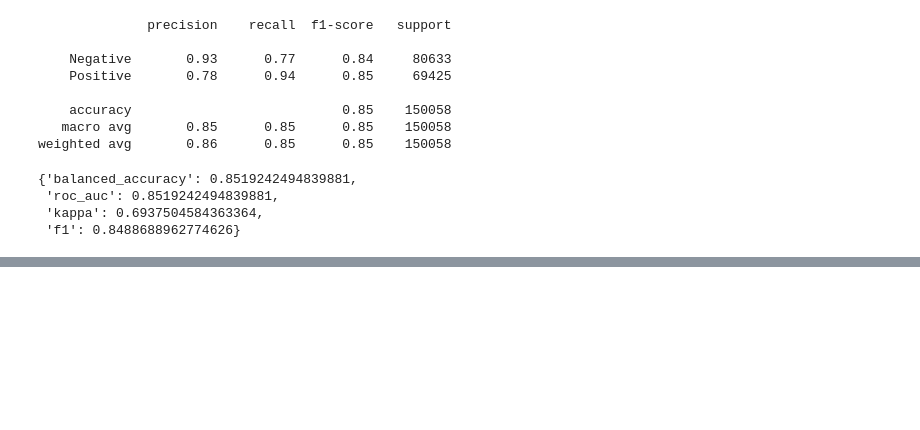
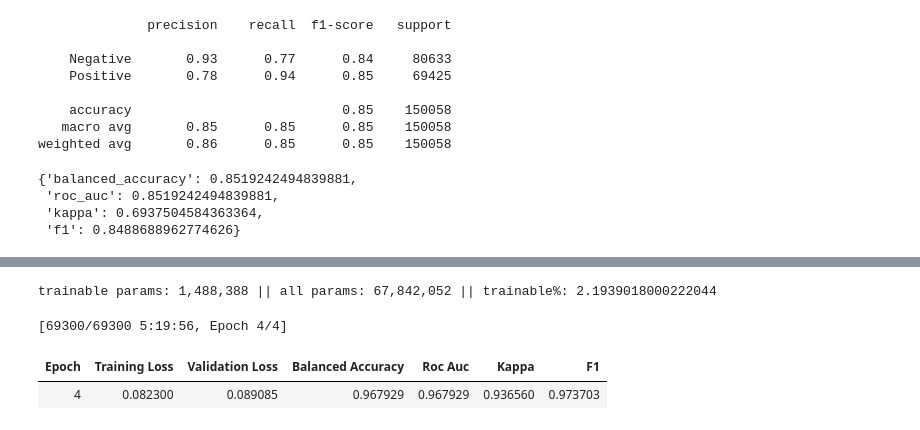
Before and after one commit to shilongdai/Analysis, a Jupyter notebook: YelpSentiment/YelpSentimentLORA.ipynb, the cells around one changed output, grey strips where cells are left out. Cells and saved outputs as stored; diff of their text form; code cells hidden in the pictures; blank space fills up the shorter version.

```diff
--- a/YelpSentiment/YelpSentimentLORA.ipynb
+++ b/YelpSentiment/YelpSentimentLORA.ipynb
@@ -260,0 +284,5 @@ compute_accuracy([yelp_test["predicted_scores"], yelp_test["label"]])
+# %%
+labels_count = pd.Series(yelp_train_data["label"]).value_counts()
+labels_weight = labels_count.sum() / labels_count
+labels_weight = labels_weight / labels_weight.sum()
+labels_weight
@@ -260,0 +333,52 @@ compute_accuracy([yelp_test["predicted_scores"], yelp_test["label"]])
+# %%
+peft_config = LoraConfig(
+    task_type=TaskType.SEQ_CLS, inference_mode=False, r=16, lora_alpha=16, lora_dropout=0.1, bias="lora_only",
+    target_modules=["q_lin", "v_lin"]
+)
+model = get_peft_model(model, peft_config)
+model.print_trainable_parameters()
+# %% [output]
+trainable params: 1,488,388 || all params: 67,842,052 || trainable%: 2.1939018000222044
+# %%
+BATCH_TRAIN = 32
+BATCH_EVAL = 64
+GRADIENT_STEP = 1
+LEARNING_RATE = 1e-4
+EPOCHS = 4
+LAMBDA = 0.01
+
+data_collator = DataCollatorWithPadding(tokenizer=tokenizer)
+
+training_args = TrainingArguments(
+    output_dir="yelp-distil-bert-subal-lora",
+    learning_rate=LEARNING_RATE,
+    per_device_train_batch_size=BATCH_TRAIN,
+    per_device_eval_batch_size=BATCH_EVAL,
+    gradient_accumulation_steps=GRADIENT_STEP,
+    gradient_checkpointing=False,
+    num_train_epochs=EPOCHS,
+    weight_decay=LAMBDA,
+    evaluation_strategy="epoch",
+    save_strategy="epoch",
+    load_best_model_at_end=True,
+    seed=SEED
+)
+
+trainer = BalancingBinaryTrainer(
+    model=model,
+    args=training_args,
+    train_dataset=yelp_train_data,
+    eval_dataset=yelp_eval_data,
+    tokenizer=tokenizer,
+    data_collator=data_collator,
+    compute_metrics=compute_accuracy
+)
+
+try:
+    results = trainer.train(resume_from_checkpoint = True)
+except ValueError:
+    results = trainer.train(resume_from_checkpoint = False)
+# %% [output]
+[69300/69300 5:19:56, Epoch 4/4]
+| Epoch | Training Loss | Validation Loss | Balanced Accuracy | Roc Auc | Kappa | F1 |
+| 4 | 0.082300 | 0.089085 | 0.967929 | 0.967929 | 0.936560 | 0.973703 |
```
Also changed, not shown: parts of 13 cells of this notebook, 1 other file.
